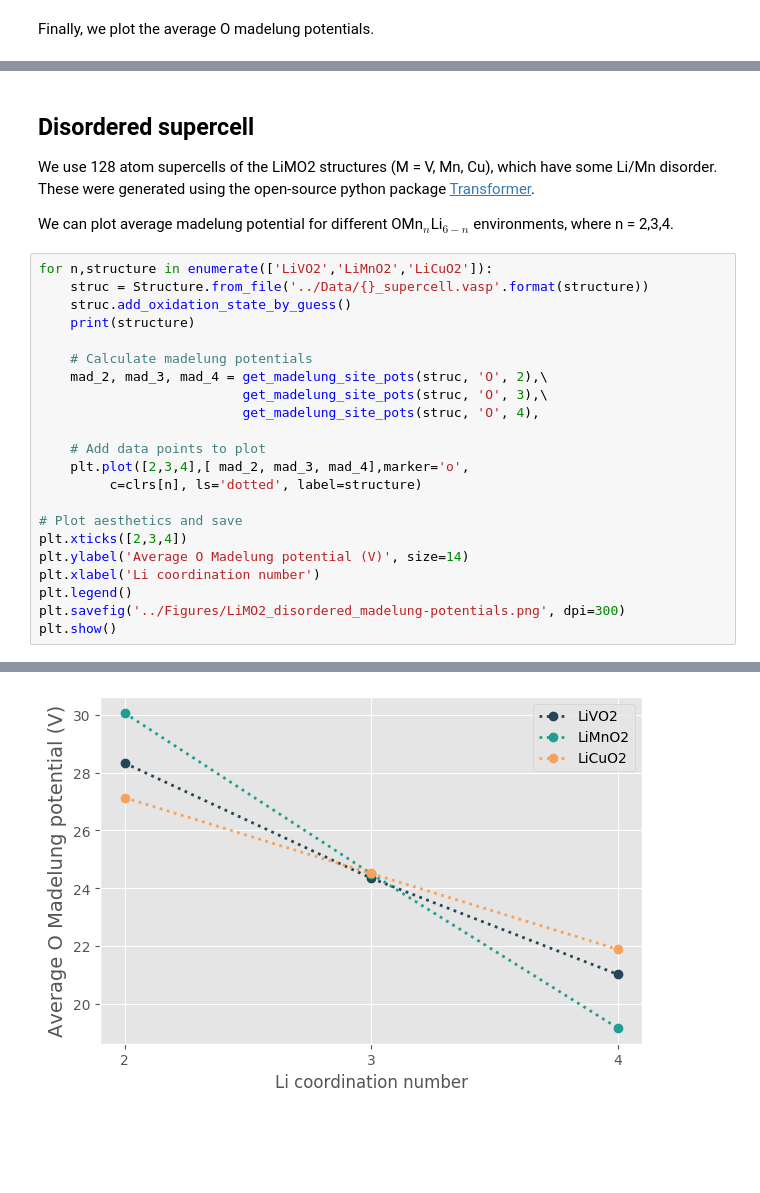
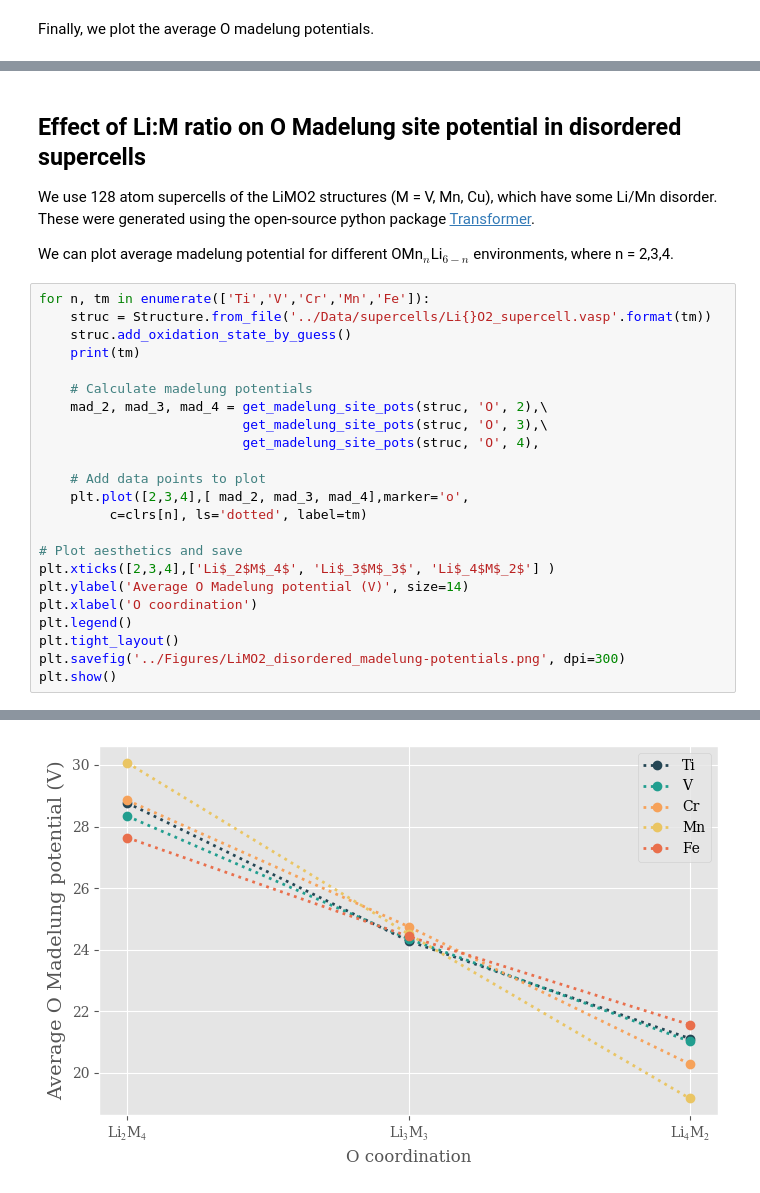
Before and after one commit to FaradayInstitution/redox_descriptors, a Jupyter notebook: Notebooks/madelung_analysis.ipynb, the cells around one changed output, grey strips where cells are left out. Saved outputs shown, nothing was run; the diff lists cells and outputs as text; blank space fills up the shorter version.

```diff
--- a/Notebooks/madelung_analysis.ipynb
+++ b/Notebooks/madelung_analysis.ipynb
@@ -152,13 +156,13 @@ plt.show()
 # %% [markdown]
-## Disordered supercell
+## Effect of Li:M ratio on O Madelung site potential in disordered supercells
 We use 128 atom supercells of the LiMO2 structures (M = V, Mn, Cu), which have some Li/Mn disorder. These were generated using the open-source python package [Transformer](https://github.com/JMSkelton/Transformer).
 
 We can plot average madelung potential for different OMn$_n$Li$_{6-n}$ environments, where n = 2,3,4.
 # %%
-for n,structure in enumerate(['LiVO2','LiMnO2','LiCuO2']):
-    struc = Structure.from_file('../Data/{}_supercell.vasp'.format(structure))
+for n, tm in enumerate(['Ti','V','Cr','Mn','Fe']):
+    struc = Structure.from_file('../Data/supercells/Li{}O2_supercell.vasp'.format(tm))
     struc.add_oxidation_state_by_guess()
-    print(structure)
+    print(tm)
 
     # Calculate madelung potentials
     mad_2, mad_3, mad_4 = get_madelung_site_pots(struc, 'O', 2),\
@@ -167,13 +171,14 @@ for n,structure in enumerate(['LiVO2','LiMnO2','LiCuO2']):
 
     # Add data points to plot
     plt.plot([2,3,4],[ mad_2, mad_3, mad_4],marker='o',
-         c=clrs[n], ls='dotted', label=structure)
+         c=clrs[n], ls='dotted', label=tm)
 
 # Plot aesthetics and save
-plt.xticks([2,3,4])
+plt.xticks([2,3,4],['Li$_2$M$_4$', 'Li$_3$M$_3$', 'Li$_4$M$_2$'] )
 plt.ylabel('Average O Madelung potential (V)', size=14)
-plt.xlabel('Li coordination number')
+plt.xlabel('O coordination')
 plt.legend()
+plt.tight_layout()
 plt.savefig('../Figures/LiMO2_disordered_madelung-potentials.png', dpi=300)
 plt.show()
 # %% [output]
@@ -192 +205 @@ LiCuO2
-[figure, old version]
+[figure, new version]
```
Also changed, not shown: parts of 8 cells of this notebook, 12 other files.
